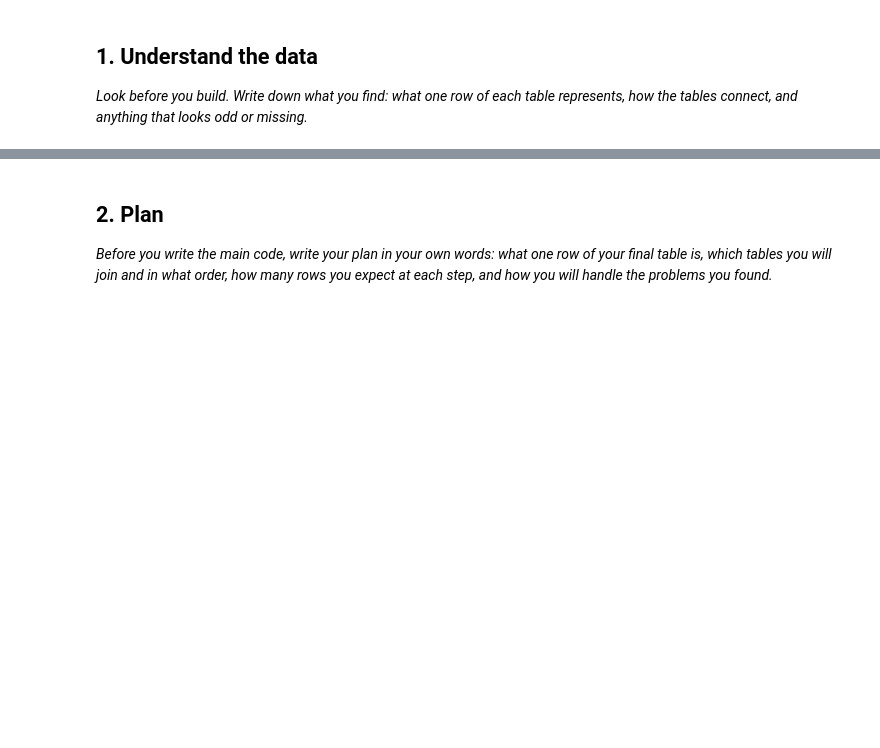
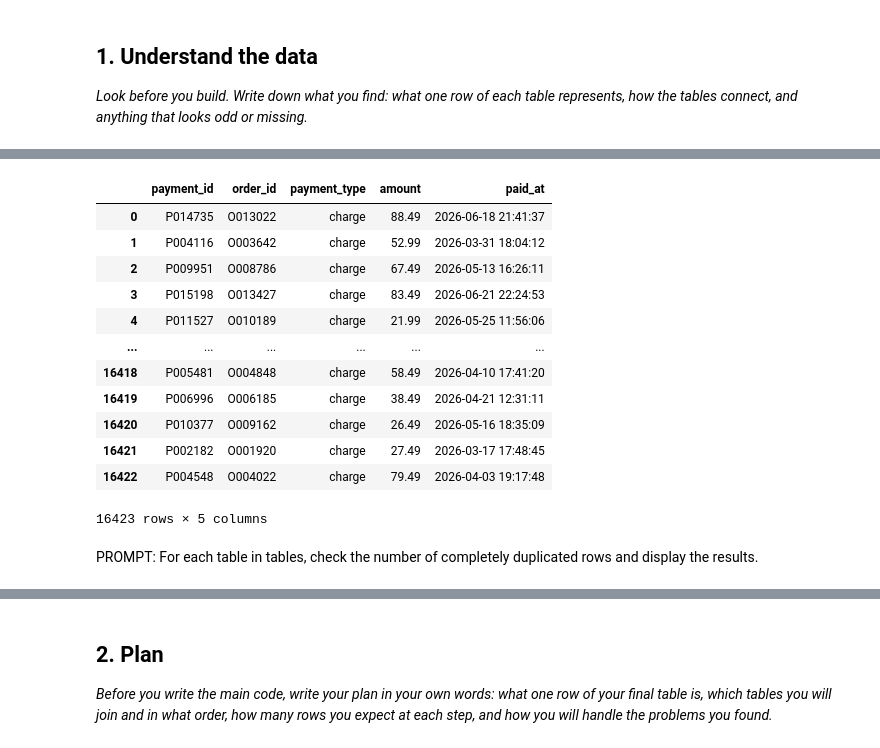
Before and after one commit to Zeeshan-Khatib-5830521/Projects, a Jupyter notebook: 5_02_practice_weekly_ops.ipynb, the cells around one changed output, grey strips where cells are left out. Drawn from its saved outputs; the diff is of its cells as text; code cells hidden in the pictures; blank space fills up the shorter version.

```diff
--- a/5_02_practice_weekly_ops.ipynb
+++ b/5_02_practice_weekly_ops.ipynb
@@ -383,0 +319,19 @@ dtype: object
+# %%
+tables['payments']
+# %% [output]
+|  | payment_id | order_id | payment_type | amount | paid_at |
+| 0 | P014735 | O013022 | charge | 88.49 | 2026-06-18 21:41:37 |
+| 1 | P004116 | O003642 | charge | 52.99 | 2026-03-31 18:04:12 |
+| 2 | P009951 | O008786 | charge | 67.49 | 2026-05-13 16:26:11 |
+| 3 | P015198 | O013427 | charge | 83.49 | 2026-06-21 22:24:53 |
+| 4 | P011527 | O010189 | charge | 21.99 | 2026-05-25 11:56:06 |
+| ... | ... | ... | ... | ... | ... |
+| 16418 | P005481 | O004848 | charge | 58.49 | 2026-04-10 17:41:20 |
+| 16419 | P006996 | O006185 | charge | 38.49 | 2026-04-21 12:31:11 |
+| 16420 | P010377 | O009162 | charge | 26.49 | 2026-05-16 18:35:09 |
+| 16421 | P002182 | O001920 | charge | 27.49 | 2026-03-17 17:48:45 |
+| 16422 | P004548 | O004022 | charge | 79.49 | 2026-04-03 19:17:48 |
+16423 rows × 5 columns
+# %% [markdown]
+PROMPT: For each table in tables, check the number of completely
+duplicated rows and display the results.
```
Also changed, not shown: parts of 34 cells of this notebook.
